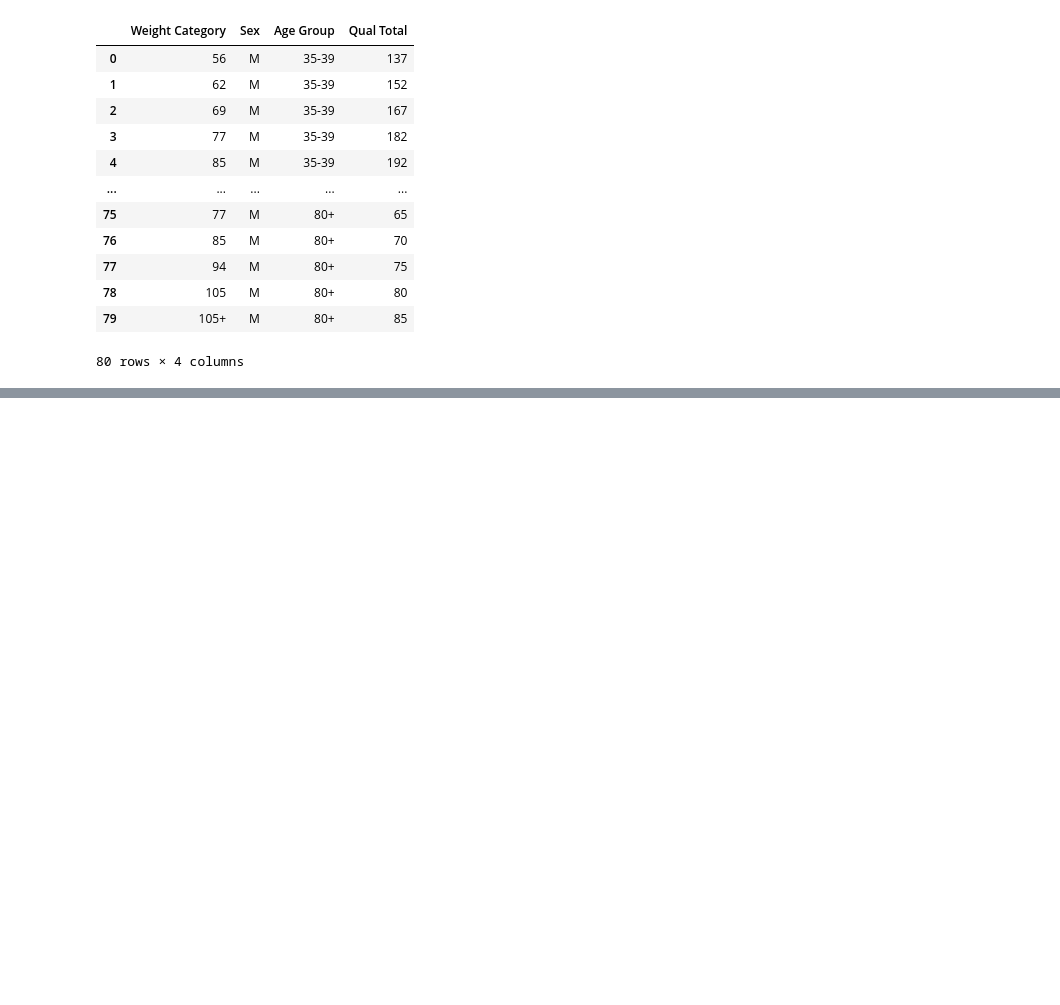
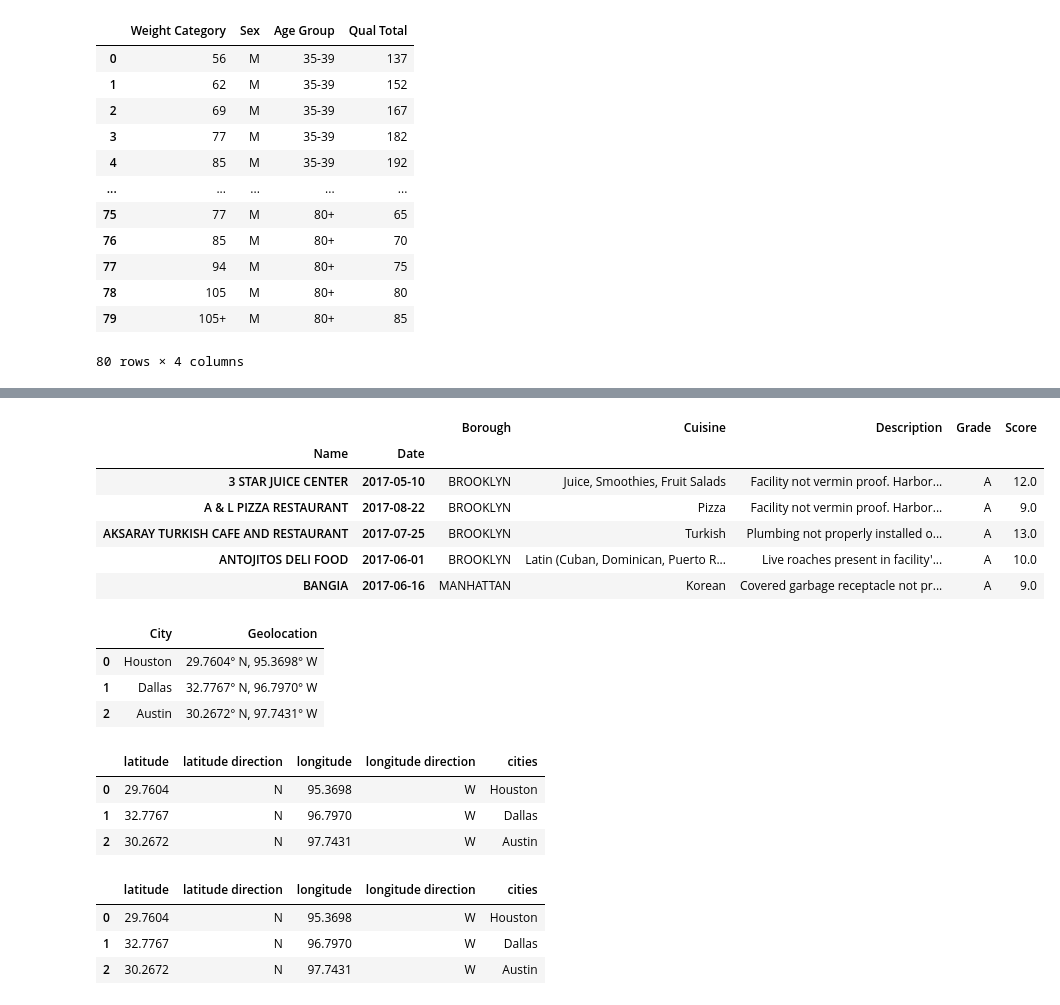
Before and after one commit to minstrel1149/pandas_practice-cookbook1, a Jupyter notebook: Pd_cookbook_1_chapter10.ipynb, the cells around one changed output, grey strips where cells are left out. Cells and saved outputs as stored; diff of their text form; code cells hidden in the pictures; blank space fills up the shorter version.

```diff
--- a/Pd_cookbook_1_chapyer10.ipynb
+++ b/Pd_cookbook_1_chapter10.ipynb
@@ -365,3 +365,6 @@ weightlifting
 | 78 | 105 | M | 80+ | 80 |
 | 79 | 105+ | M | 80+ | 85 |
 80 rows × 4 columns
+# %%
+inspections = pd.read_csv(p1 / 'restaurant_inspections.csv', parse_dates=['Date'])
+inspections.head()
@@ -367,0 +378,56 @@ weightlifting
+# %%
+# pivot() 메서드를 활용할 경우 다단계 인덱스도 가능
+(inspections
+.pivot(index=['Name', 'Date'], columns='Info', values='Value')
+.rename_axis(None, axis=1)
+.head()
+)
+# %% [output]
+|  |  | Borough | Cuisine | Description | Grade | Score |
+| Name | Date |  |  |  |  |  |
+| 3 STAR JUICE CENTER | 2017-05-10 | BROOKLYN | Juice, Smoothies, Fruit Salads | Facility not vermin proof. Harbor... | A | 12.0 |
+| A & L PIZZA RESTAURANT | 2017-08-22 | BROOKLYN | Pizza | Facility not vermin proof. Harbor... | A | 9.0 |
+| AKSARAY TURKISH CAFE AND RESTAURANT | 2017-07-25 | BROOKLYN | Turkish | Plumbing not properly installed o... | A | 13.0 |
+| ANTOJITOS DELI FOOD | 2017-06-01 | BROOKLYN | Latin (Cuban, Dominican, Puerto R... | Live roaches present in facility'... | A | 10.0 |
+| BANGIA | 2017-06-16 | MANHATTAN | Korean | Covered garbage receptacle not pr... | A | 9.0 |
+# %%
+# cities DataFrame의 Geolocation 열을 여러 열로 구분해야 -> str 속성 활용
+cities = pd.read_csv(p1 / 'texas_cities.csv')
+cities
+# %% [output]
+|  | City | Geolocation |
+| 0 | Houston | 29.7604° N, 95.3698° W |
+| 1 | Dallas | 32.7767° N, 96.7970° W |
+| 2 | Austin | 30.2672° N, 97.7431° W |
+# %%
+(cities['Geolocation']
+# str 속성에서 split() 메서드의 pat 파라미터 이용하여 정규표현식으로 구분 가능
+# pat=r'. ' 형식도 가능
+.str.split(pat=r'°|, ', expand=True)
+# rename() 메서드에 딕셔너리를 넣어 이름 변경 가능 -> 0, 1, 2, 3의 숫자 순으로 되어있으므로 enumerate() 함수 조합 가능
+.rename(dict(enumerate(['latitude', 'latitude direction', 'longitude', 'longitude direction'])), axis=1)
+.assign(cities=cities['City'])
+# 매 행을 순환하면서 pd.to_numeric()함수를 적용할 필요 없이 apply() 메서드를 전달하는 것으로 가능!!
+.apply(pd.to_numeric, errors='ignore')
+)
+# %% [output]
+|  | latitude | latitude direction | longitude | longitude direction | cities |
+| 0 | 29.7604 | N | 95.3698 | W | Houston |
+| 1 | 32.7767 | N | 96.7970 | W | Dallas |
+| 2 | 30.2672 | N | 97.7431 | W | Austin |
+# %%
+(cities['Geolocation']
+# str 속성의 extract() 메서드를 활용해서 추출도 가능
+# 괄호들(그룹) 뒤에 마침표랑 콤마는 와일드카드(.)와 실제 콤마(,) -> 와일드카드(.) 대신 실제 기호(°) 활용 가능
+.str.extract(r'([0-9.]+)° (N|S), ([0-9.]+)° (E|W)', expand=True)
+# rename() 메서드에 딕셔너리를 넣어 이름 변경 가능 -> 0, 1, 2, 3의 숫자 순으로 되어있으므로 enumerate() 함수 조합 가능
+.rename(dict(enumerate(['latitude', 'latitude direction', 'longitude', 'longitude direction'])), axis=1)
+.assign(cities=cities['City'])
+# 매 행을 순환하면서 pd.to_numeric()함수를 적용할 필요 없이 apply() 메서드를 전달하는 것으로 가능!!
+.apply(pd.to_numeric, errors='ignore')
+)
+# %% [output]
+|  | latitude | latitude direction | longitude | longitude direction | cities |
+| 0 | 29.7604 | N | 95.3698 | W | Houston |
+| 1 | 32.7767 | N | 96.7970 | W | Dallas |
+| 2 | 30.2672 | N | 97.7431 | W | Austin |
```
Also changed, not shown: parts of 3 cells of this notebook, 2 other files.
